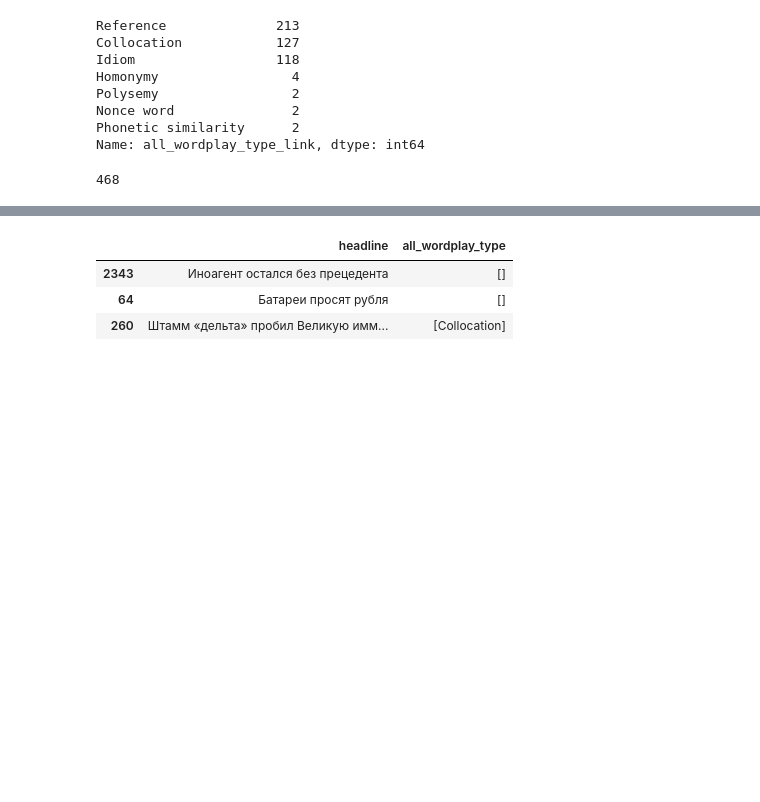
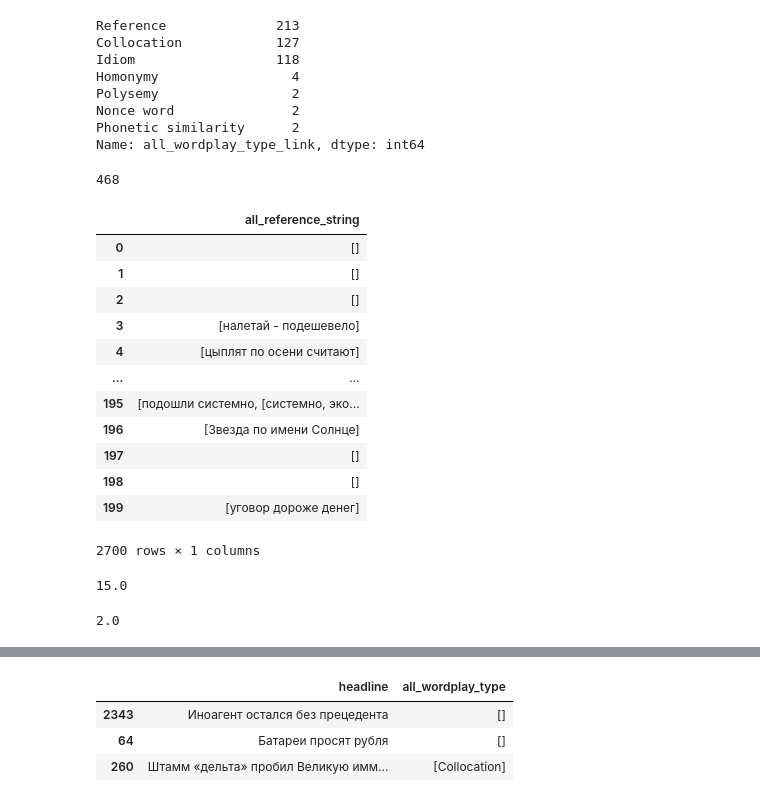
Before and after one commit to alexanderbaranof/paper-2025-anonymous-submission, a Jupyter notebook: Notebooks/eda_fot_table/table1.ipynb, the cells around one changed output, grey strips where cells are left out. Drawn from its saved outputs; the diff is of its cells as text; code cells hidden in the pictures; blank space fills up the shorter version.

```diff
--- a/Notebooks/eda_fot_table/table1.ipynb
+++ b/Notebooks/eda_fot_table/table1.ipynb
@@ -61,3 +61,21 @@ def extract_annotations_labels(annotations):
                 )
 
     return all_wordplay_type
+# %%
+def extract_annotations_ref_str(annotations):
+
+    all_wordplay_type = list()
+
+    if isinstance(annotations, list):
+        for annot in annotations:
+            if isinstance(annot, dict):
+                all_wordplay_type.append(
+                    annot["reference_string"]
+                )
+            elif isinstance(annot, list):
+                for t_ann in annot:
+                    all_wordplay_type.append(
+                        t_ann["reference_string"]
+                    )
+
+    return all_wordplay_type
@@ -149,3 +185,21 @@ df["all_links"] = df["annotations"].apply(extract_links)
 len(df["all_links"].explode().dropna().tolist())
 # %% [output]
 468
+# %%
+df["all_reference_string"] = df["annotations"].apply(extract_annotations_ref_str)
+# %%
+df[["all_reference_string"]]
+# %% [output]
+|  | all_reference_string |
+| 0 | [] |
+| 1 | [] |
+| 2 | [] |
+| 3 | [налетай - подешевело] |
+| 4 | [цыплят по осени считают] |
+| ... | ... |
+| 195 | [подошли системно, [системно, эко... |
+| 196 | [Звезда по имени Солнце] |
+| 197 | [] |
+| 198 | [] |
+| 199 | [уговор дороже денег] |
+2700 rows × 1 columns
@@ -151,0 +208,8 @@ len(df["all_links"].explode().dropna().tolist())
+# %%
+df["all_reference_string"].explode().dropna().apply(len).median()
+# %% [output]
+15.0
+# %%
+df["all_reference_string"].explode().explode().dropna().apply(lambda x: x.split(" ")).apply(len).median()
+# %% [output]
+2.0
```
Also changed, not shown: parts of 14 cells of this notebook, 4 other files.
